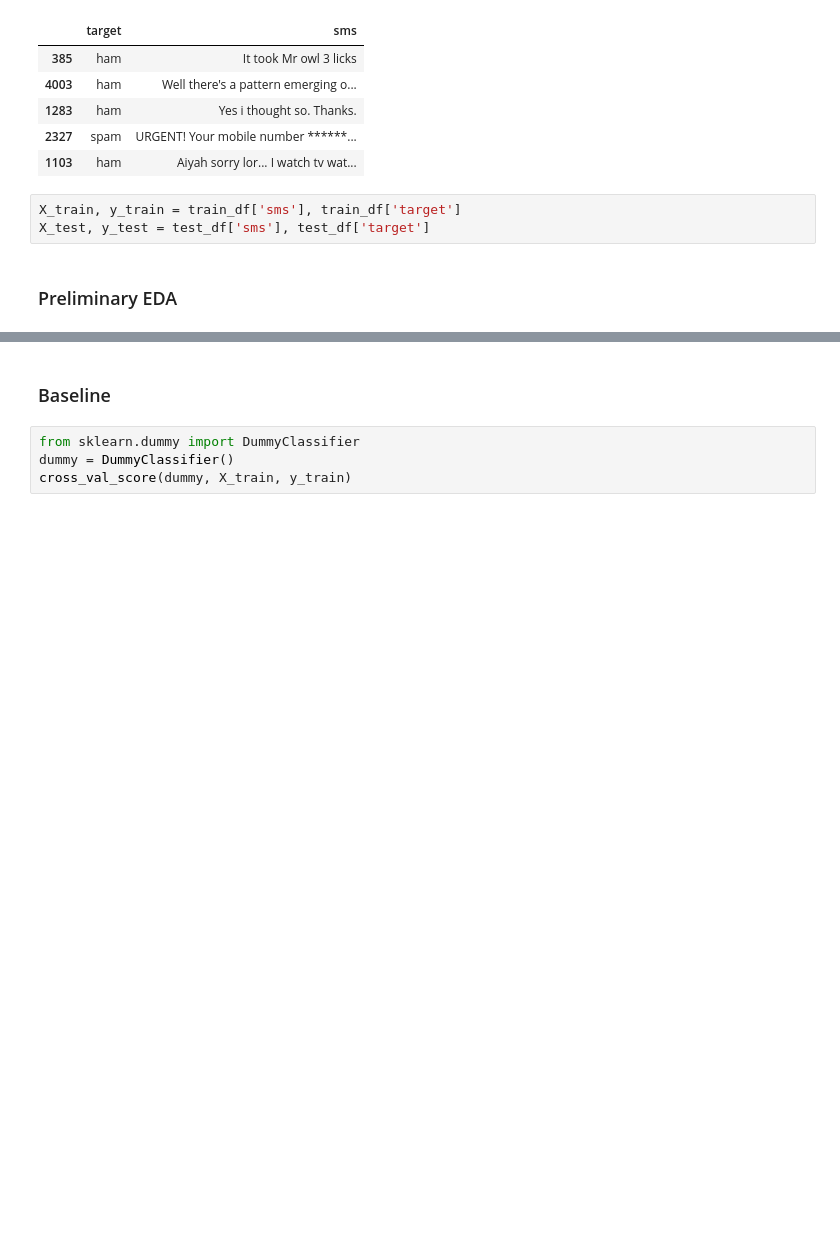
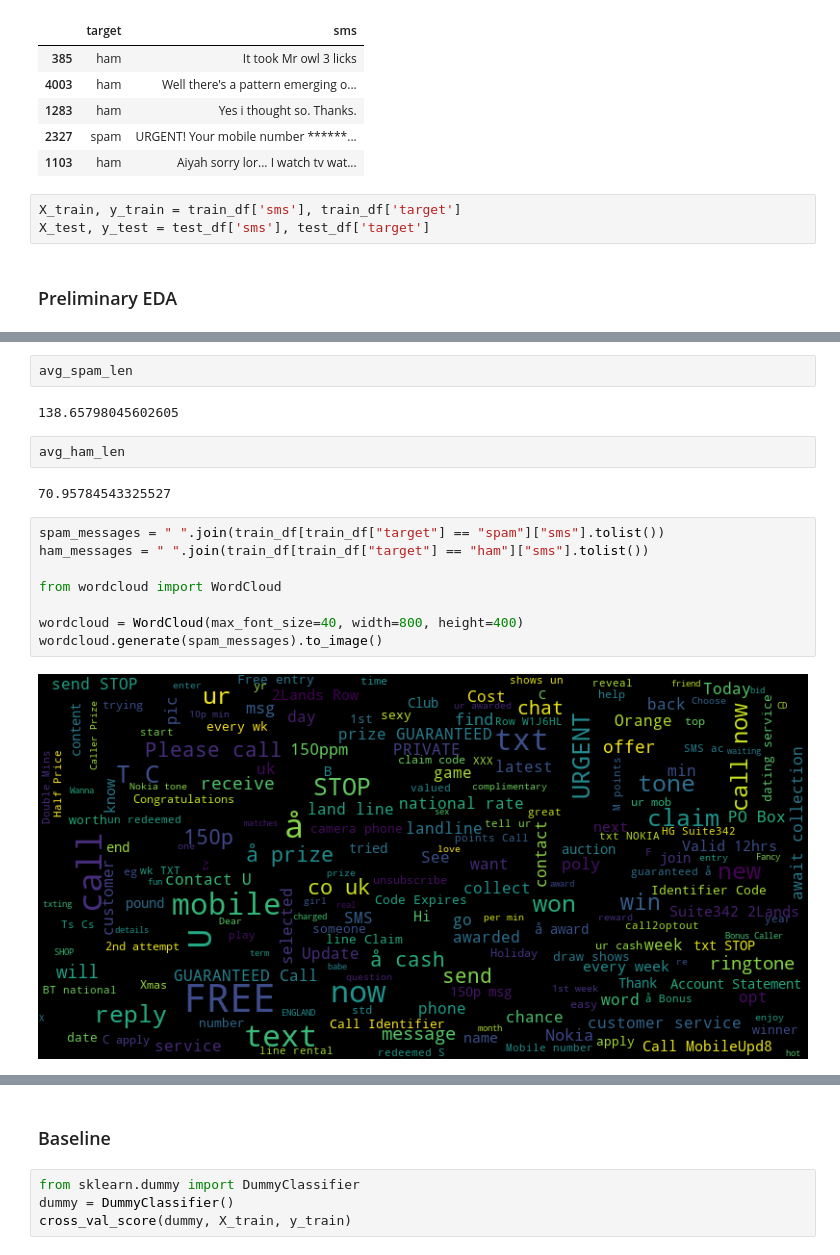
Before and after one commit to UBC-MDS/intro-to-ml-workshop, a Jupyter notebook: modules/03_preprocessing-pipelines.ipynb, the cells around one changed output, grey strips where cells are left out. Drawn from its saved outputs; the diff is of its cells as text; blank space fills up the shorter version.

```diff
--- a/modules/03_preprocessing-pipelines.ipynb
+++ b/modules/03_preprocessing-pipelines.ipynb
@@ -95,0 +135,18 @@ X_test, y_test = test_df['sms'], test_df['target']
+# %%
+avg_spam_len
+# %% [output]
+138.65798045602605
+# %%
+avg_ham_len
+# %% [output]
+70.95784543325527
+# %%
+spam_messages = " ".join(train_df[train_df["target"] == "spam"]["sms"].tolist())
+ham_messages = " ".join(train_df[train_df["target"] == "ham"]["sms"].tolist())
+
+from wordcloud import WordCloud
+
+wordcloud = WordCloud(max_font_size=40, width=800, height=400)
+wordcloud.generate(spam_messages).to_image()
+# %% [output]
+[figure, added]
```
Also changed, not shown: parts of 53 cells of this notebook, 1 other file.
